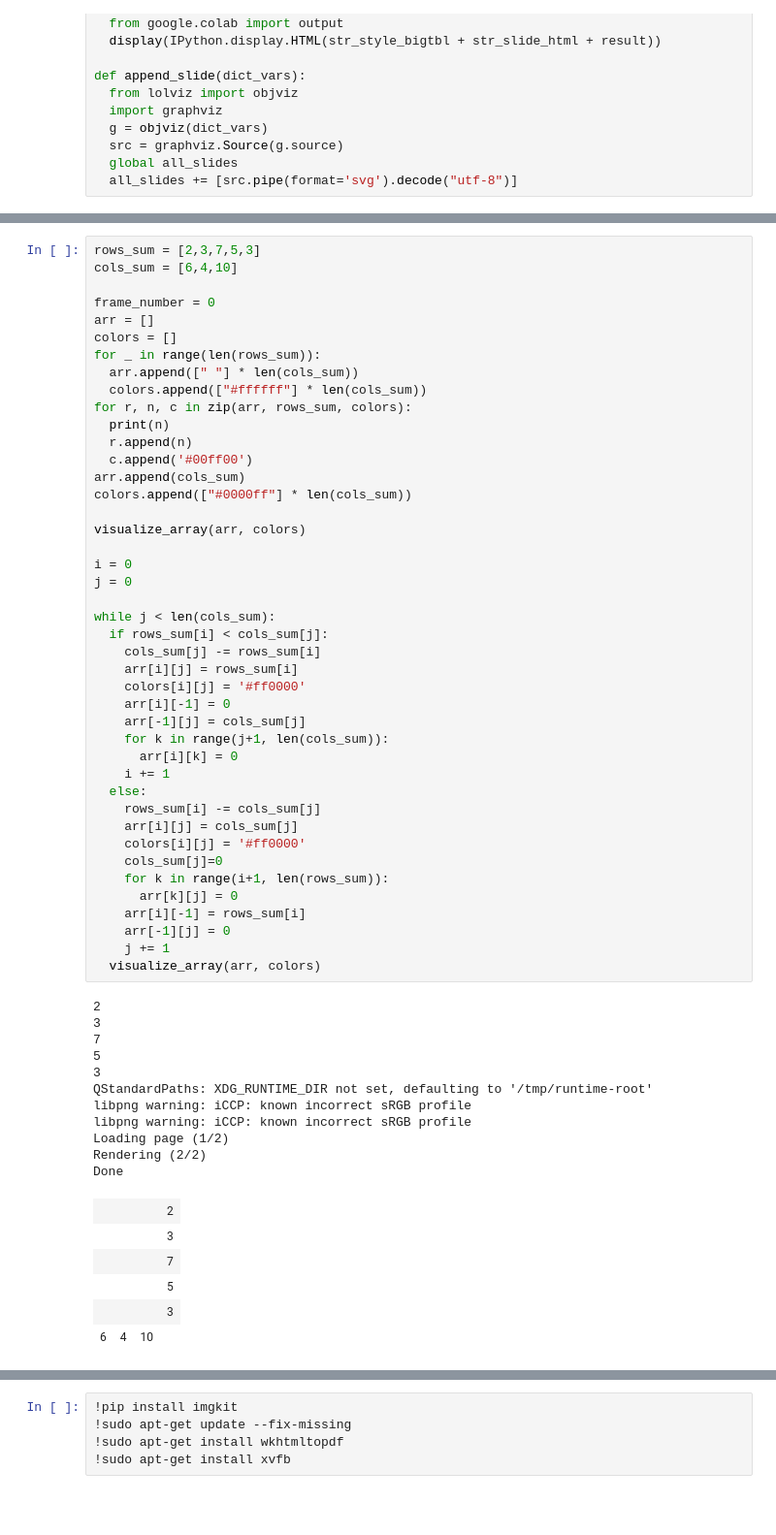
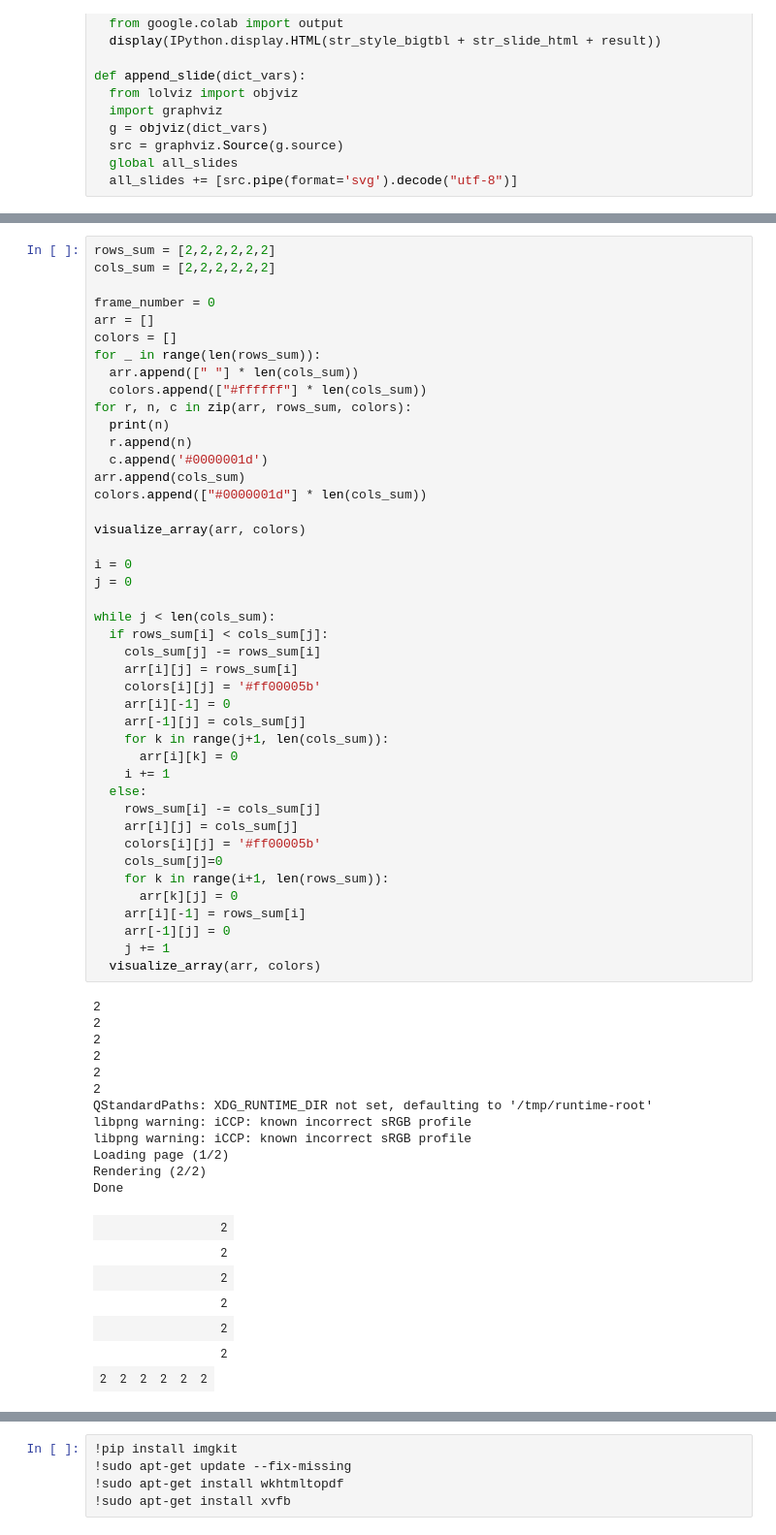
Before and after one commit to andriykhl/machine_learning, a Jupyter notebook: lists.ipynb, the cells around one changed output, grey strips where cells are left out. Shown at 97% size. Saved outputs shown, nothing was run; the diff lists cells and outputs as text; blank space fills up the shorter version.

```diff
--- a/lists.ipynb
+++ b/lists.ipynb
@@ -405,6 +387,6 @@ Done
 # %%
-rows_sum = [2,3,7,5,3]
-cols_sum = [6,4,10]
+rows_sum = [2,2,2,2,2,2]
+cols_sum = [2,2,2,2,2,2]
 
 frame_number = 0
 arr = []
@@ -415,54 +397,56 @@ for _ in range(len(rows_sum)):
 for r, n, c in zip(arr, rows_sum, colors):
   print(n)
   r.append(n)
-  c.append('#00ff00')
+  c.append('#0000001d')
 arr.append(cols_sum)
-colors.append(["#0000ff"] * len(cols_sum))
+colors.append(["#0000001d"] * len(cols_sum))
 
 visualize_array(arr, colors)
 
 i = 0
 j = 0
 
 while j < len(cols_sum):
   if rows_sum[i] < cols_sum[j]:
     cols_sum[j] -= rows_sum[i]
     arr[i][j] = rows_sum[i]
-    colors[i][j] = '#ff0000'
+    colors[i][j] = '#ff00005b'
     arr[i][-1] = 0
     arr[-1][j] = cols_sum[j]
     for k in range(j+1, len(cols_sum)):
       arr[i][k] = 0
     i += 1
   else:
     rows_sum[i] -= cols_sum[j]
     arr[i][j] = cols_sum[j]
-    colors[i][j] = '#ff0000'
+    colors[i][j] = '#ff00005b'
     cols_sum[j]=0
     for k in range(i+1, len(rows_sum)):
       arr[k][j] = 0
     arr[i][-1] = rows_sum[i]
     arr[-1][j] = 0
     j += 1
   visualize_array(arr, colors)
 # %% [output]
 2
-3
-7
-5
-3
+2
+2
+2
+2
+2
 QStandardPaths: XDG_RUNTIME_DIR not set, defaulting to '/tmp/runtime-root'
 libpng warning: iCCP: known incorrect sRGB profile
 libpng warning: iCCP: known incorrect sRGB profile
 Loading page (1/2)
 Rendering (2/2)
 Done
-|  |  |  | 2 |
-|  |  |  | 3 |
-|  |  |  | 7 |
-|  |  |  | 5 |
-|  |  |  | 3 |
-| 6 | 4 | 10 |
+|  |  |  |  |  |  | 2 |
+|  |  |  |  |  |  | 2 |
+|  |  |  |  |  |  | 2 |
+|  |  |  |  |  |  | 2 |
+|  |  |  |  |  |  | 2 |
+|  |  |  |  |  |  | 2 |
+| 2 | 2 | 2 | 2 | 2 | 2 |
 QStandardPaths: XDG_RUNTIME_DIR not set, defaulting to '/tmp/runtime-root'
 libpng warning: iCCP: known incorrect sRGB profile
 libpng warning: iCCP: known incorrect sRGB profile
```
Also changed, not shown: parts of 5 cells of this notebook.
